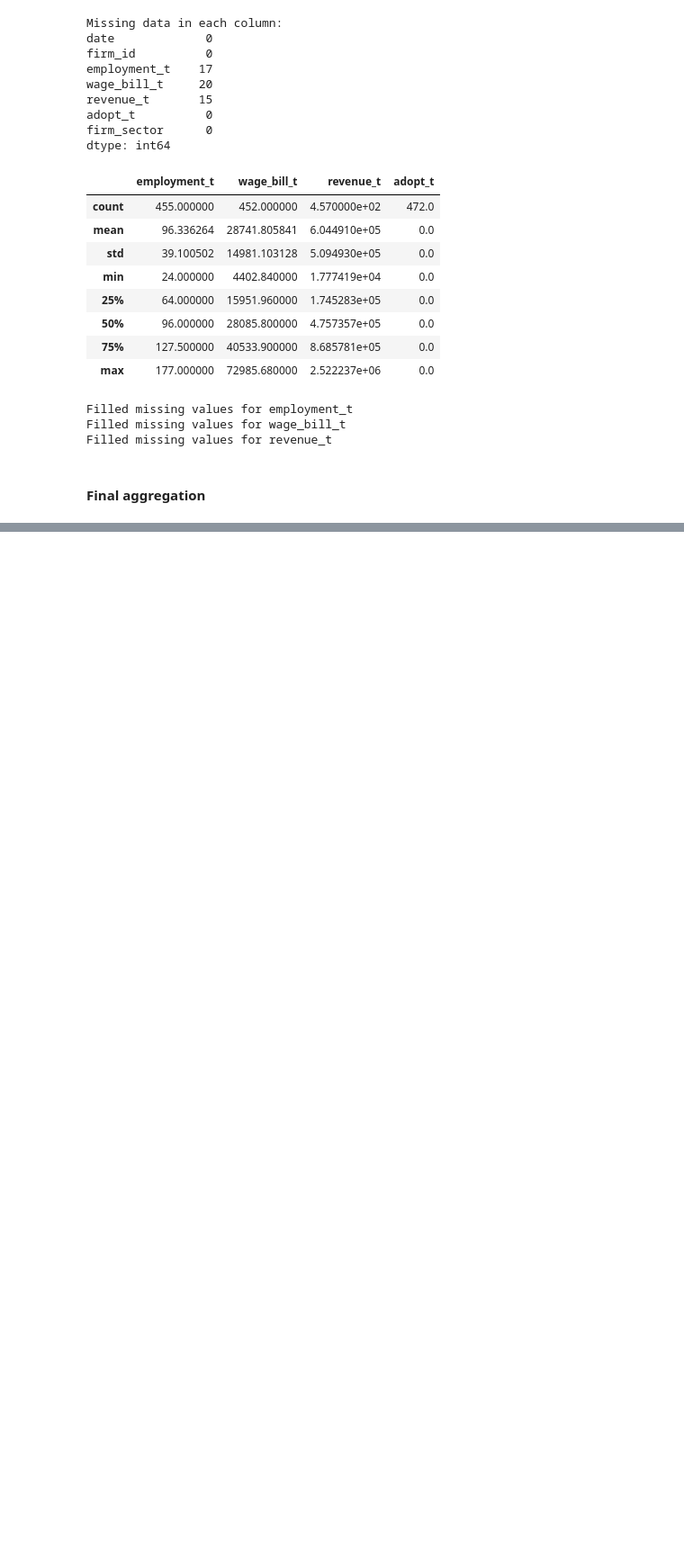
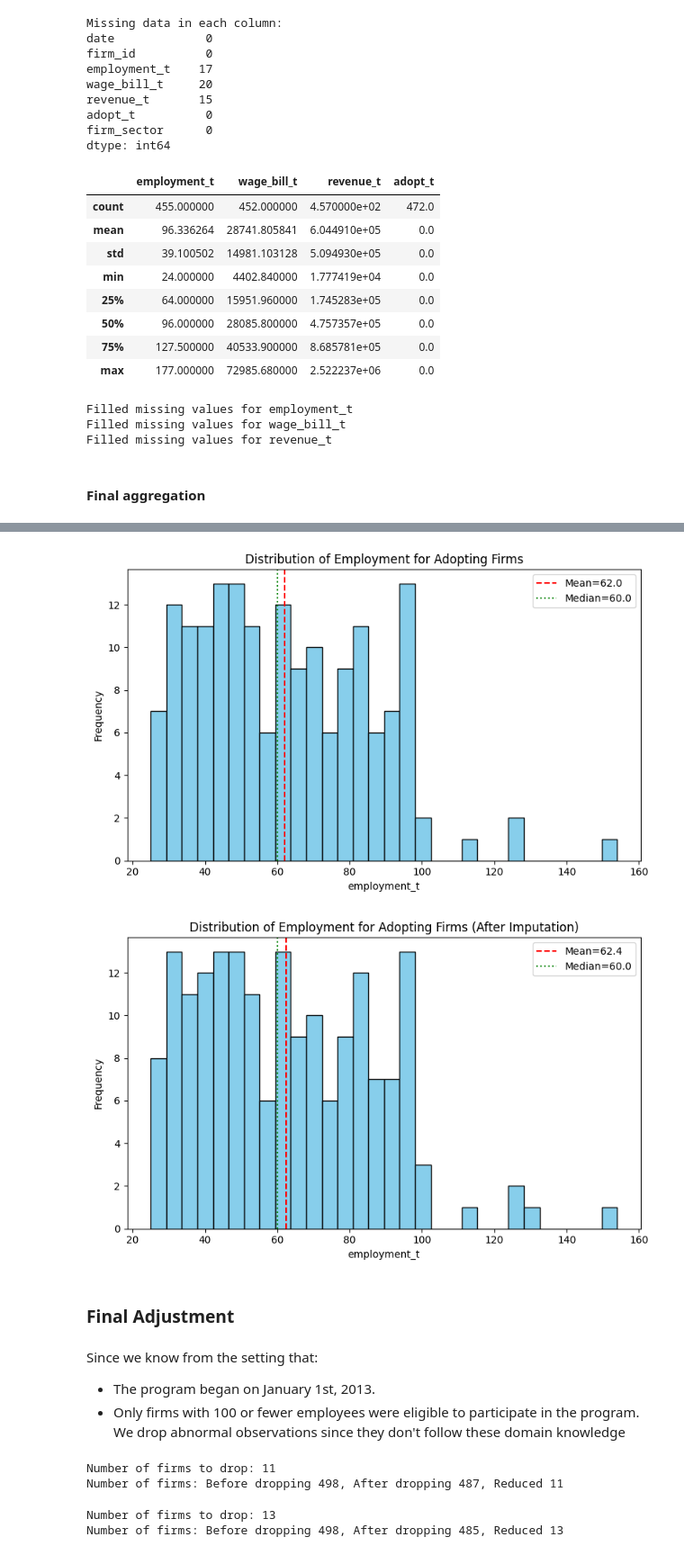
Before and after one commit to wcrisdog/small_business, a Jupyter notebook: 1_data_clean.ipynb, the cells around one changed output, grey strips where cells are left out. Shown at 90% size. Cells and saved outputs as stored; diff of their text form; code cells hidden in the pictures; blank space fills up the shorter version.

```diff
--- a/1_data_clean.ipynb
+++ b/1_data_clean.ipynb
@@ -296,0 +431,80 @@ final_filled.to_csv('aggregate_firm_final_filled.csv', index=False)
+# %%
+# visualize the distribution of employees among adopters
+emp_vals = pd.to_numeric(first_adopt['employment_t'], errors='coerce').dropna()
+plt.figure(figsize=(8,5))
+plt.hist(emp_vals, bins=30, color='skyblue', edgecolor='black')
+plt.title('Distribution of Employment for Adopting Firms')
+plt.xlabel('employment_t')
+plt.ylabel('Frequency')
+# Reference lines: Mean and Median
+mean_v, med_v = emp_vals.mean(), emp_vals.median()
+plt.axvline(mean_v, color='red', linestyle='--', label=f'Mean={mean_v:.1f}')
+plt.axvline(med_v, color='green', linestyle=':', label=f'Median={med_v:.1f}')
+plt.legend()
+plt.tight_layout()
+plt.show()
+
+# visualize the distribution of employees among adopters after imputation
+emp_vals_filled = pd.to_numeric(first_adopt_filled['employment_t'], errors='coerce').dropna()
+plt.figure(figsize=(8,5))
+plt.hist(emp_vals_filled, bins=30, color='skyblue', edgecolor='black')
+plt.title('Distribution of Employment for Adopting Firms (After Imputation)')
+plt.xlabel('employment_t')
+plt.ylabel('Frequency')
+# Reference lines: Mean and Median
+mean_v_filled, med_v_filled = emp_vals_filled.mean(), emp_vals_filled.median()
+plt.axvline(mean_v_filled, color='red', linestyle='--', label=f'Mean={mean_v_filled:.1f}')
+plt.axvline(med_v_filled, color='green', linestyle=':', label=f'Median={med_v_filled:.1f}')
+plt.legend()
+plt.tight_layout()
+plt.show()
+# %% [output]
+[figure, added]
+[figure, added]
+# %% [markdown]
+### Final Adjustment
+# %% [markdown]
+Since we know from the setting that:
+- The program began on January 1st, 2013.
+- Only firms with 100 or fewer employees were eligible to participate in the program.
+We drop abnormal observations since they don't follow these domain knowledge
+# %%
+# For original data, we drop firms that didn't adopt on 2013-01-01 or have more than 100 employees
+fa = first_adopt.copy()
+fa['date'] = pd.to_datetime(fa['date'], errors='coerce')
+fa['employment_t_num'] = pd.to_numeric(fa['employment_t'], errors='coerce')
+
+bad_mask = (fa['date'] != pd.Timestamp('2013-01-01')) | (fa['employment_t_num'] > 100)
+bad_firms = fa.loc[bad_mask, 'firm_id'].dropna().unique()
+
+print(f'Number of firms to drop: {len(bad_firms)}')
+
+# Drop the firms
+before_n = final['firm_id'].nunique()
+final = final[~final['firm_id'].isin(bad_firms)].copy()
+after_n = final['firm_id'].nunique()
+
+print(f'Number of firms: Before dropping {before_n}, After dropping {after_n}, Reduced {before_n - after_n}')
+# %% [output]
+Number of firms to drop: 11
+Number of firms: Before dropping 498, After dropping 487, Reduced 11
+# %%
+# For imputed data, we drop firms that didn't adopt on 2013-01-01 or have more than 100 employees
+fa_filled = first_adopt_filled.copy()
+fa_filled['date'] = pd.to_datetime(fa_filled['date'], errors='coerce')
+fa_filled['employment_t_num'] = pd.to_numeric(fa_filled['employment_t'], errors='coerce')
+
+bad_mask_filled = (fa_filled['date'] != pd.Timestamp('2013-01-01')) | (fa_filled['employment_t_num'] > 100)
+bad_firms_filled = fa_filled.loc[bad_mask_filled, 'firm_id'].dropna().unique()
+
+print(f'Number of firms to drop: {len(bad_firms_filled)}')
+
+# Drop the firms
+before_n = final_filled['firm_id'].nunique()
+final_filled = final_filled[~final_filled['firm_id'].isin(bad_firms_filled)].copy()
+after_n = final_filled['firm_id'].nunique()
+
+print(f'Number of firms: Before dropping {before_n}, After dropping {after_n}, Reduced {before_n - after_n}')
+# %% [output]
+Number of firms to drop: 13
+Number of firms: Before dropping 498, After dropping 485, Reduced 13
```
Also changed, not shown: parts of 11 cells of this notebook, 7 other files.
